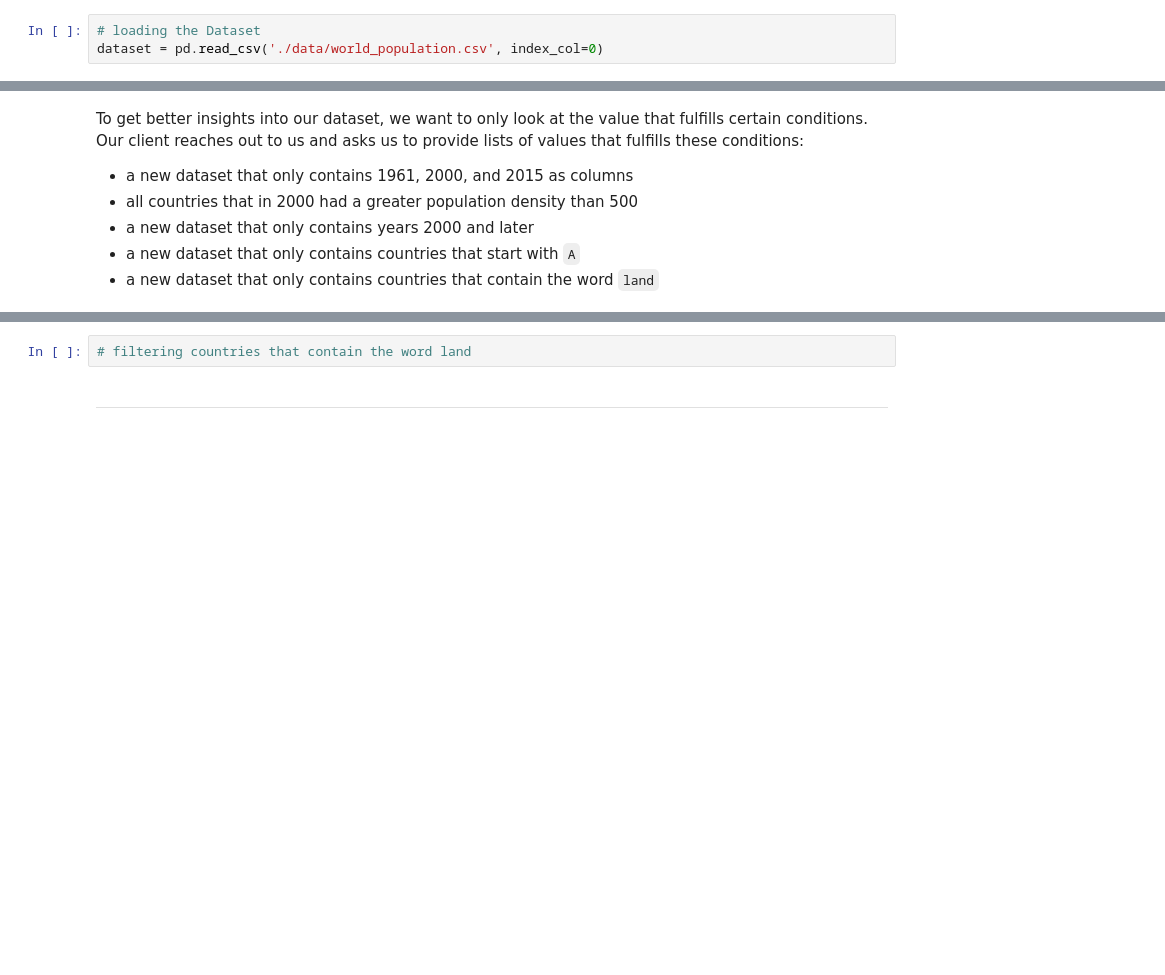
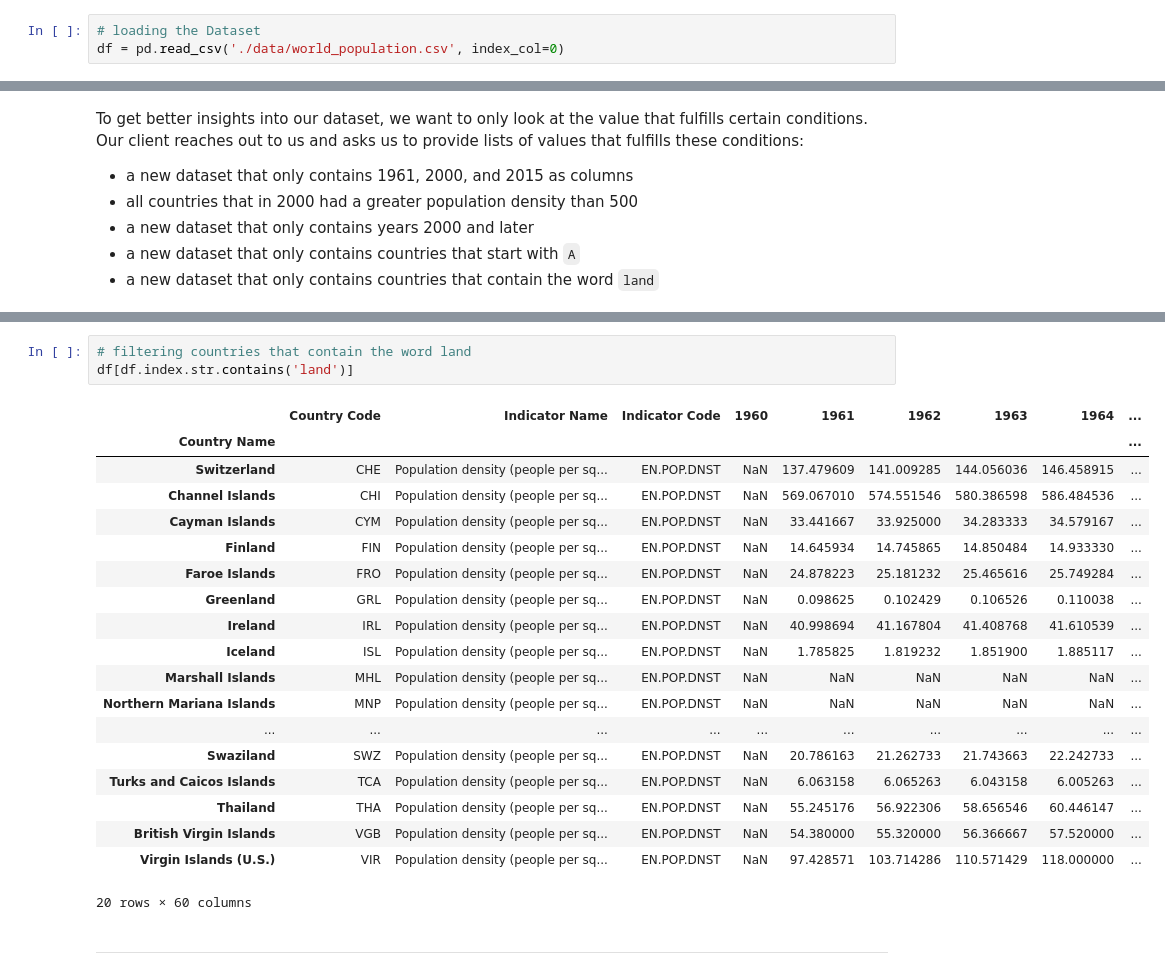
Before and after one commit to SurilPurohit/visualization-activities, a Jupyter notebook: Activity06/activity06.ipynb, the cells around one changed output, grey strips where cells are left out. Saved outputs shown, nothing was run; the diff lists cells and outputs as text; blank space fills up the shorter version.

```diff
--- a/Activity06/activity06.ipynb
+++ b/Activity06/activity06.ipynb
@@ -10,6 +10,6 @@ We will, therefore, continue to work with the same dataset, our `world_populatio
 import pandas as pd
 # %%
 # loading the Dataset
-dataset = pd.read_csv('./data/world_population.csv', index_col=0)
+df = pd.read_csv('./data/world_population.csv', index_col=0)
 # %%
 # looking at the data
@@ -43,5 +108,26 @@ Our client reaches out to us and asks us to provide lists of values that fulfill
 # %%
 # filtering countries that contain the word land
+df[df.index.str.contains('land')]
+# %% [output]
+|  | Country Code | Indicator Name | Indicator Code | 1960 | 1961 | 1962 | 1963 | 1964 | ... |
+| Country Name |  |  |  |  |  |  |  |  | ... |
+| Switzerland | CHE | Population density (people per sq... | EN.POP.DNST | NaN | 137.479609 | 141.009285 | 144.056036 | 146.458915 | ... |
+| Channel Islands | CHI | Population density (people per sq... | EN.POP.DNST | NaN | 569.067010 | 574.551546 | 580.386598 | 586.484536 | ... |
+| Cayman Islands | CYM | Population density (people per sq... | EN.POP.DNST | NaN | 33.441667 | 33.925000 | 34.283333 | 34.579167 | ... |
+| Finland | FIN | Population density (people per sq... | EN.POP.DNST | NaN | 14.645934 | 14.745865 | 14.850484 | 14.933330 | ... |
+| Faroe Islands | FRO | Population density (people per sq... | EN.POP.DNST | NaN | 24.878223 | 25.181232 | 25.465616 | 25.749284 | ... |
+| Greenland | GRL | Population density (people per sq... | EN.POP.DNST | NaN | 0.098625 | 0.102429 | 0.106526 | 0.110038 | ... |
+| Ireland | IRL | Population density (people per sq... | EN.POP.DNST | NaN | 40.998694 | 41.167804 | 41.408768 | 41.610539 | ... |
+| Iceland | ISL | Population density (people per sq... | EN.POP.DNST | NaN | 1.785825 | 1.819232 | 1.851900 | 1.885117 | ... |
+| Marshall Islands | MHL | Population density (people per sq... | EN.POP.DNST | NaN | NaN | NaN | NaN | NaN | ... |
+| Northern Mariana Islands | MNP | Population density (people per sq... | EN.POP.DNST | NaN | NaN | NaN | NaN | NaN | ... |
+| ... | ... | ... | ... | ... | ... | ... | ... | ... | ... |
+| Swaziland | SWZ | Population density (people per sq... | EN.POP.DNST | NaN | 20.786163 | 21.262733 | 21.743663 | 22.242733 | ... |
+| Turks and Caicos Islands | TCA | Population density (people per sq... | EN.POP.DNST | NaN | 6.063158 | 6.065263 | 6.043158 | 6.005263 | ... |
+| Thailand | THA | Population density (people per sq... | EN.POP.DNST | NaN | 55.245176 | 56.922306 | 58.656546 | 60.446147 | ... |
+| British Virgin Islands | VGB | Population density (people per sq... | EN.POP.DNST | NaN | 54.380000 | 55.320000 | 56.366667 | 57.520000 | ... |
+| Virgin Islands (U.S.) | VIR | Population density (people per sq... | EN.POP.DNST | NaN | 97.428571 | 103.714286 | 110.571429 | 118.000000 | ... |
+20 rows × 60 columns
 # %% [markdown]
 ---
 # %% [markdown]
```
Also changed, not shown: parts of 12 cells of this notebook.
